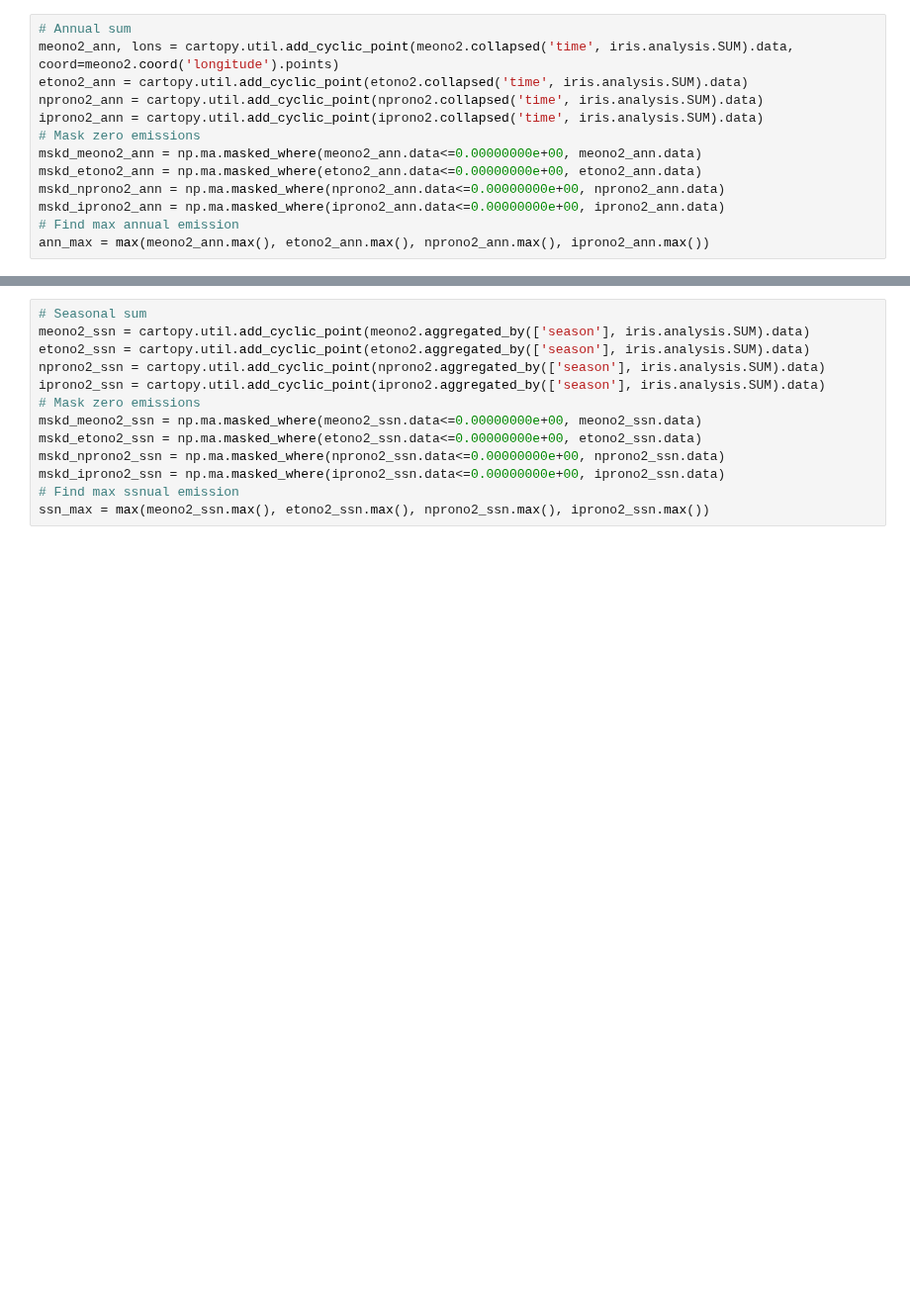
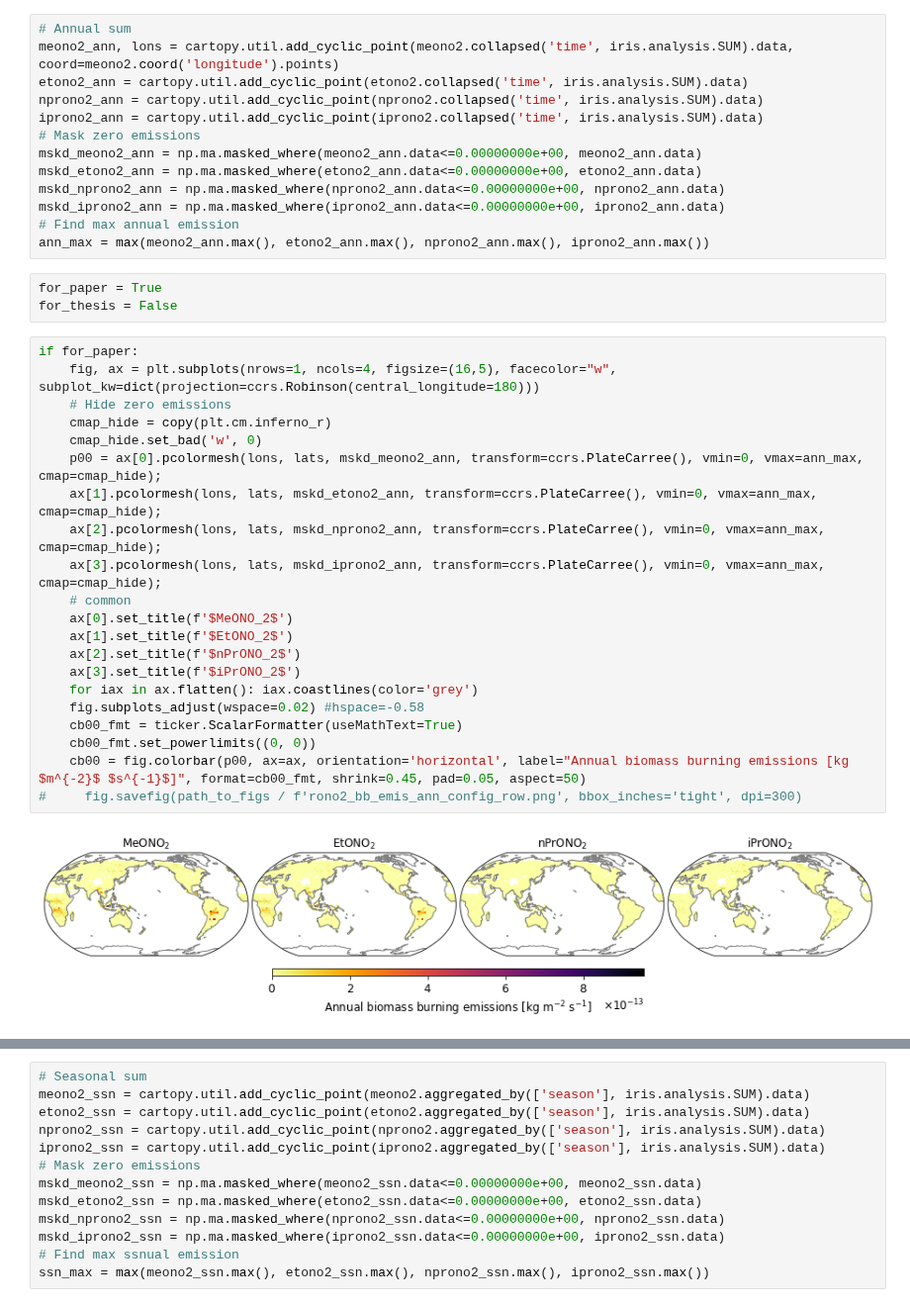
Before and after one commit to mzamyatina/phd_ukca, a Jupyter notebook: rono2_bb_emis.ipynb, the cells around one changed output, grey strips where cells are left out. Shown at 99% size. Saved outputs shown, nothing was run; the diff lists cells and outputs as text; blank space fills up the shorter version.

```diff
--- a/rono2_bb_emis.ipynb
+++ b/rono2_bb_emis.ipynb
@@ -405,4 +408,30 @@ mskd_nprono2_ann = np.ma.masked_where(nprono2_ann.data<=0.00000000e+00, nprono2_
 mskd_iprono2_ann = np.ma.masked_where(iprono2_ann.data<=0.00000000e+00, iprono2_ann.data)
 # Find max annual emission
 ann_max = max(meono2_ann.max(), etono2_ann.max(), nprono2_ann.max(), iprono2_ann.max())
+# %%
+for_paper = True
+for_thesis = False
+# %%
+if for_paper:
+    fig, ax = plt.subplots(nrows=1, ncols=4, figsize=(16,5), facecolor="w", subplot_kw=dict(projection=ccrs.Robinson(central_longitude=180)))
+    # Hide zero emissions
+    cmap_hide = copy(plt.cm.inferno_r)
+    cmap_hide.set_bad('w', 0)
+    p00 = ax[0].pcolormesh(lons, lats, mskd_meono2_ann, transform=ccrs.PlateCarree(), vmin=0, vmax=ann_max, cmap=cmap_hide);
+    ax[1].pcolormesh(lons, lats, mskd_etono2_ann, transform=ccrs.PlateCarree(), vmin=0, vmax=ann_max, cmap=cmap_hide);
+    ax[2].pcolormesh(lons, lats, mskd_nprono2_ann, transform=ccrs.PlateCarree(), vmin=0, vmax=ann_max, cmap=cmap_hide);
+    ax[3].pcolormesh(lons, lats, mskd_iprono2_ann, transform=ccrs.PlateCarree(), vmin=0, vmax=ann_max, cmap=cmap_hide);
+    # common
+    ax[0].set_title(f'$MeONO_2$')
+    ax[1].set_title(f'$EtONO_2$')
+    ax[2].set_title(f'$nPrONO_2$')
+    ax[3].set_title(f'$iPrONO_2$')
+    for iax in ax.flatten(): iax.coastlines(color='grey')
+    fig.subplots_adjust(wspace=0.02) #hspace=-0.58
+    cb00_fmt = ticker.ScalarFormatter(useMathText=True)
+    cb00_fmt.set_powerlimits((0, 0))
+    cb00 = fig.colorbar(p00, ax=ax, orientation='horizontal', label="Annual biomass burning emissions [kg $m^{-2}$ $s^{-1}$]", format=cb00_fmt, shrink=0.45, pad=0.05, aspect=50)
+#     fig.savefig(path_to_figs / f'rono2_bb_emis_ann_config_row.png', bbox_inches='tight', dpi=300)
+# %% [output]
+[figure, added]
 # %%
```
Also changed, not shown: parts of 11 cells of this notebook.
